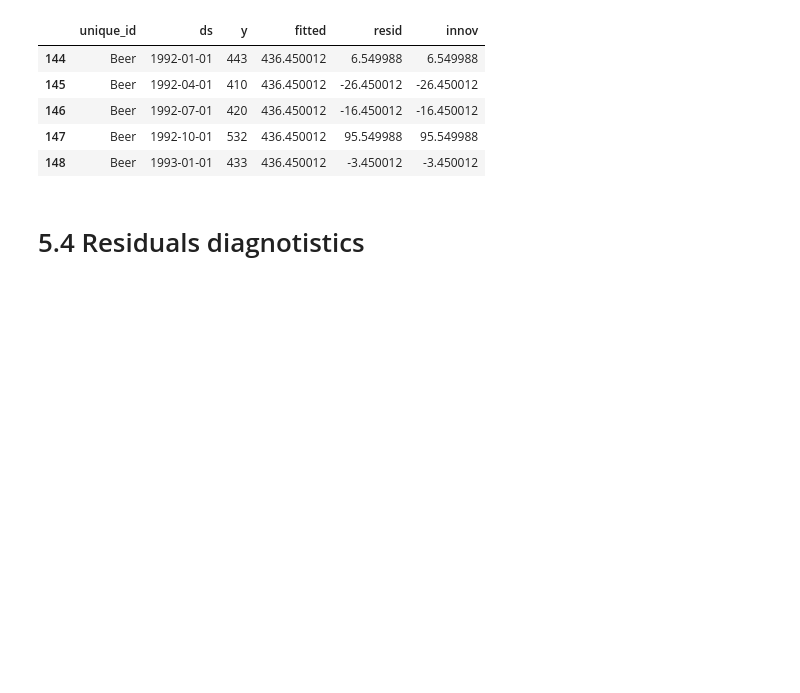
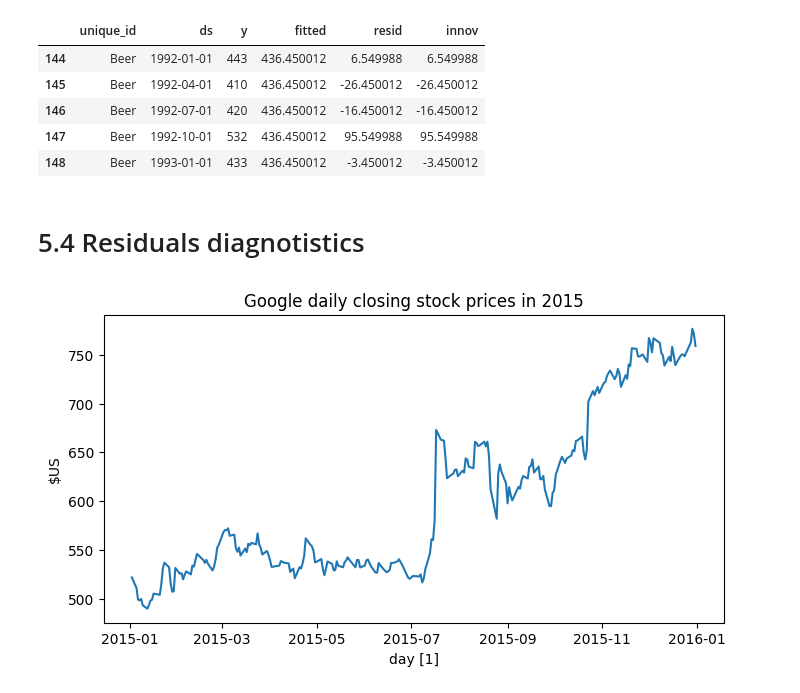
Before and after one commit to omeraytug/fpp3, a Jupyter notebook: code_alongs/05_forecasters_toolbox.ipynb, the cells around one changed output. Drawn from its saved outputs; the diff is of its cells as text; code cells hidden in the pictures; blank space fills up the shorter version.

```diff
--- a/code_alongs/05_forecasters_toolbox.ipynb
+++ b/code_alongs/05_forecasters_toolbox.ipynb
@@ -396,3 +398,14 @@ df.head()
 | 148 | Beer | 1993-01-01 | 433 | 436.450012 | -3.450012 | -3.450012 |
 # %% [markdown]
 # 5.4 Residuals diagnotistics
+# %%
+train_goog = goog_df.loc[lambda x: x["ds"].dt.year == 2015]
+
+plt.figure(figsize=(8,4))
+plt.plot(train_goog["ds"], train_goog["y"])
+plt.title("Google daily closing stock prices in 2015")
+plt.ylabel("$US")
+plt.xlabel("day [1]")
+plt.show()
+# %% [output]
+[figure, added]
```
Also changed, not shown: parts of 31 cells of this notebook, 1 other file.
